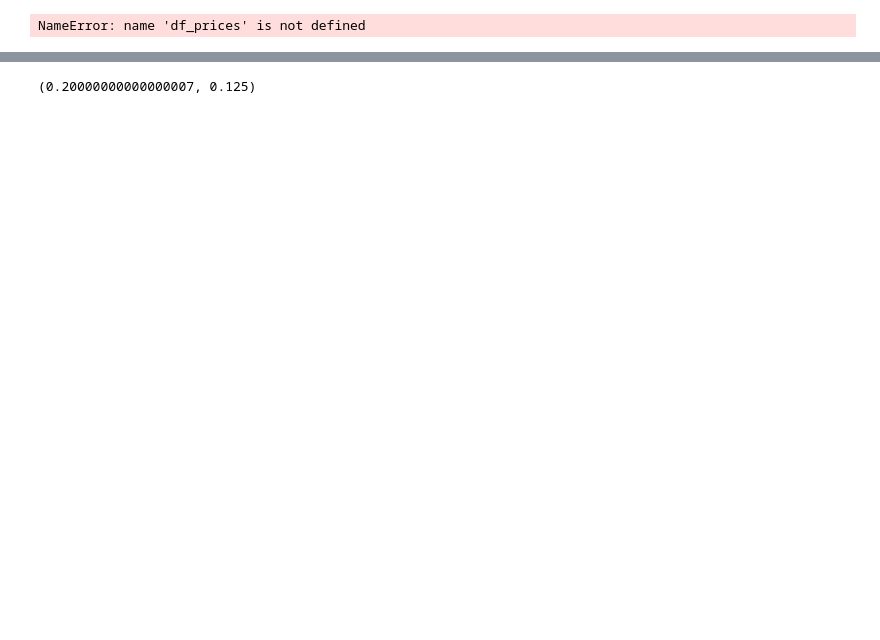
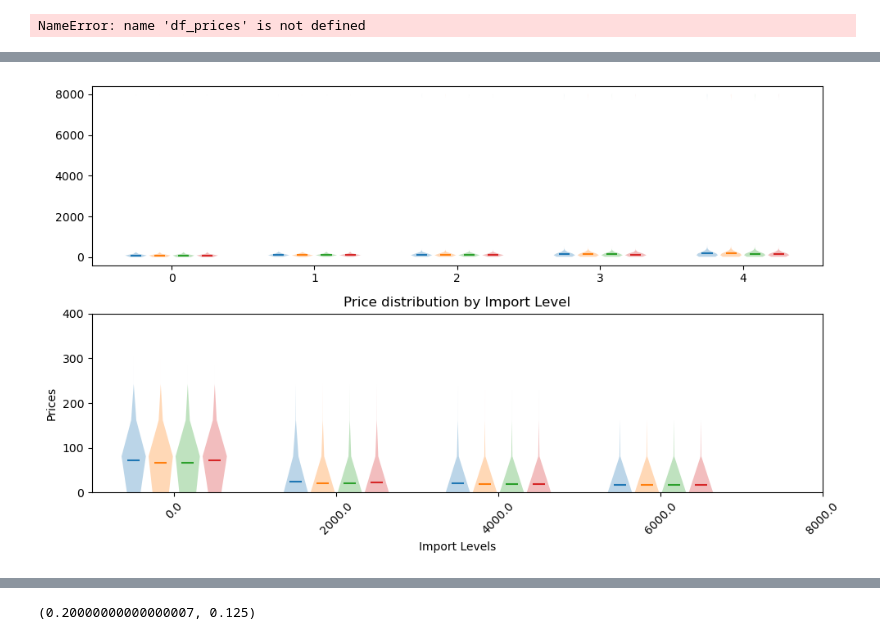
Before and after one commit to KristofPhillips95/ImportExport, a Jupyter notebook: analysis_scripts/PricesAnalysis.ipynb, the cells around one changed output, grey strips where cells are left out. Drawn from its saved outputs; the diff is of its cells as text; code cells hidden in the pictures; blank space fills up the shorter version.

```diff
--- a/analysis_scripts/PricesAnalysis.ipynb
+++ b/analysis_scripts/PricesAnalysis.ipynb
@@ -167,0 +164,56 @@ plt.show()
+# %%
+import matplotlib.pyplot as plt
+import numpy as np
+
+fig, axs = plt.subplots(2,1,figsize=(10, 6))
+k = 0
+n = 6
+colors = ['skyblue', 'lightgreen', 'lightcoral', "red"]  # Define colors for each DataFrame
+ax_pos = axs[0]
+ax_neg = axs[1]
+# Loop through each DataFrame and plot violin plots for each column
+for i, df in enumerate(dfs_prices.values()):
+    # Convert column names to float and filter to retain only multiples of 1000
+    filtered_columns_pos = [col for col in df.columns if (float(col) % 2000 == 0) & (0 <= float(col))]
+    filtered_columns_neg = [col for col in df.columns if (float(col) % 2000 == 0) & (0 >= float(col))]
+
+
+    # Reverse the order of filtered columns
+    filtered_columns_pos.reverse()
+    df_filtered_pos = df[filtered_columns_pos]
+    df_filtered_neg = df[filtered_columns_neg]
+
+    # Create violin plot for each column
+    violinplot_pos = ax_pos.violinplot(dataset=[df_filtered_pos[col].dropna() for col in df_filtered_pos.columns],
+                                positions=[i - 3/(2*n) + k/n for i in range(len(filtered_columns_pos))],
+                                widths=0.15, showmeans=True, showextrema=False, showmedians=False,
+                                )  # Use colors list for each violin plot
+    violinplot_neg = ax_neg.violinplot(dataset=[df_filtered_neg[col].dropna() for col in df_filtered_neg.columns],
+                                positions=[i - 3/(2*n) + k/n for i in range(len(filtered_columns_neg))],
+                                widths=0.15, showmeans=True, showextrema=False, showmedians=False,
+                                )  # Use colors list for each violin plot
+    k += 1
+
+plt.title('Price distribution by Import Level')
+plt.xlabel('Import Levels')
+plt.ylabel('Prices')
+plt.ylim((0, 400))
+plt.xticks(ticks=range(len(filtered_columns)), labels=filtered_columns, rotation=45)  # Set x-axis ticks and labels
+plt.tight_layout()
+plt.show()
+
+ax_pos.set_title('Price distribution for import levels')
+ax_pos.set_xlabel('Import Levels')
+ax_pos.set_ylabel('Prices')
+ax_pos.set_ylim((0, 500))
+ax_pos.set_xticks(ticks=range(len(filtered_columns_pos)))
+ax_pos.set_xticklabels(filtered_columns_pos, rotation=45)
+ax_pos.grid(True)
+
+# ax_neg.set_xlabel('Export Levels')
+# ax_neg.set_ylim((0, 200))
+# ax_neg.set_xticks(ticks=range(len(filtered_columns_neg)))
+# ax_neg.set_xticklabels(filtered_columns_neg, rotation=45)
+# ax_neg.grid(True)
+# %% [output]
+[figure, added]
```
Also changed, not shown: parts of 7 cells of this notebook, 2 other files.
